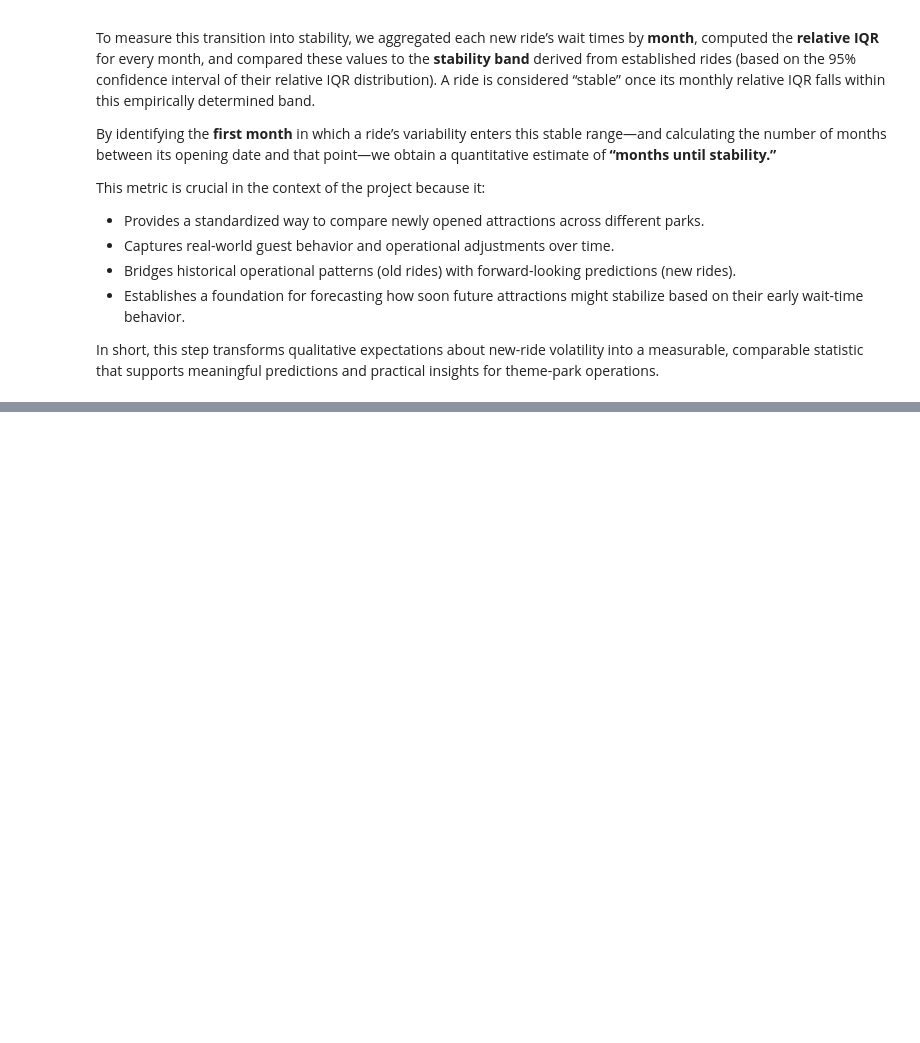
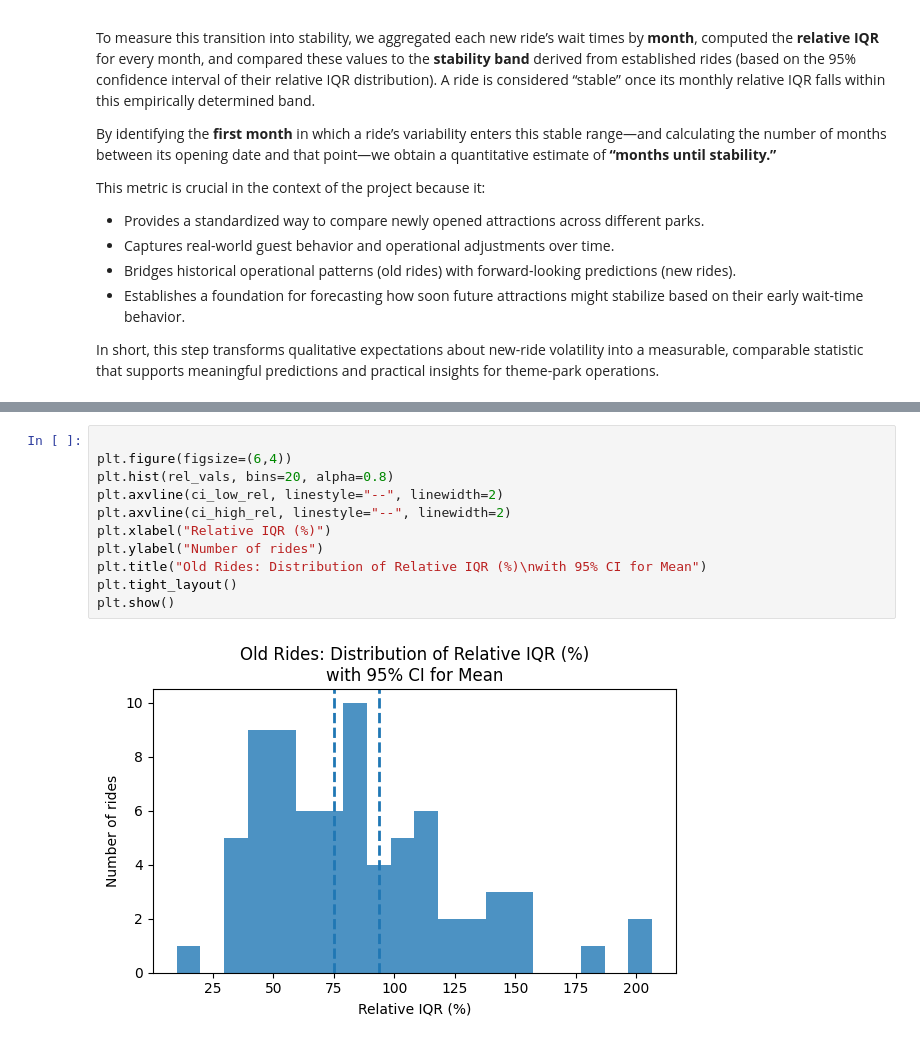
Before and after one commit to Nolancchu/DSC190-Waittime-API-database, a Jupyter notebook: analysis/historical_data_eda.ipynb, the cells around one changed output, grey strips where cells are left out. Drawn from its saved outputs; the diff is of its cells as text; blank space fills up the shorter version.

```diff
--- a/analysis/historical_data_eda.ipynb
+++ b/analysis/historical_data_eda.ipynb
@@ -1575,0 +1625,13 @@ Stability band for Relative IQR (%):
+# %%
+
+plt.figure(figsize=(6,4))
+plt.hist(rel_vals, bins=20, alpha=0.8)
+plt.axvline(ci_low_rel, linestyle="--", linewidth=2)
+plt.axvline(ci_high_rel, linestyle="--", linewidth=2)
+plt.xlabel("Relative IQR (%)")
+plt.ylabel("Number of rides")
+plt.title("Old Rides: Distribution of Relative IQR (%)\nwith 95% CI for Mean")
+plt.tight_layout()
+plt.show()
+# %% [output]
+[figure, added]
```
Also changed, not shown: parts of 13 cells of this notebook.
